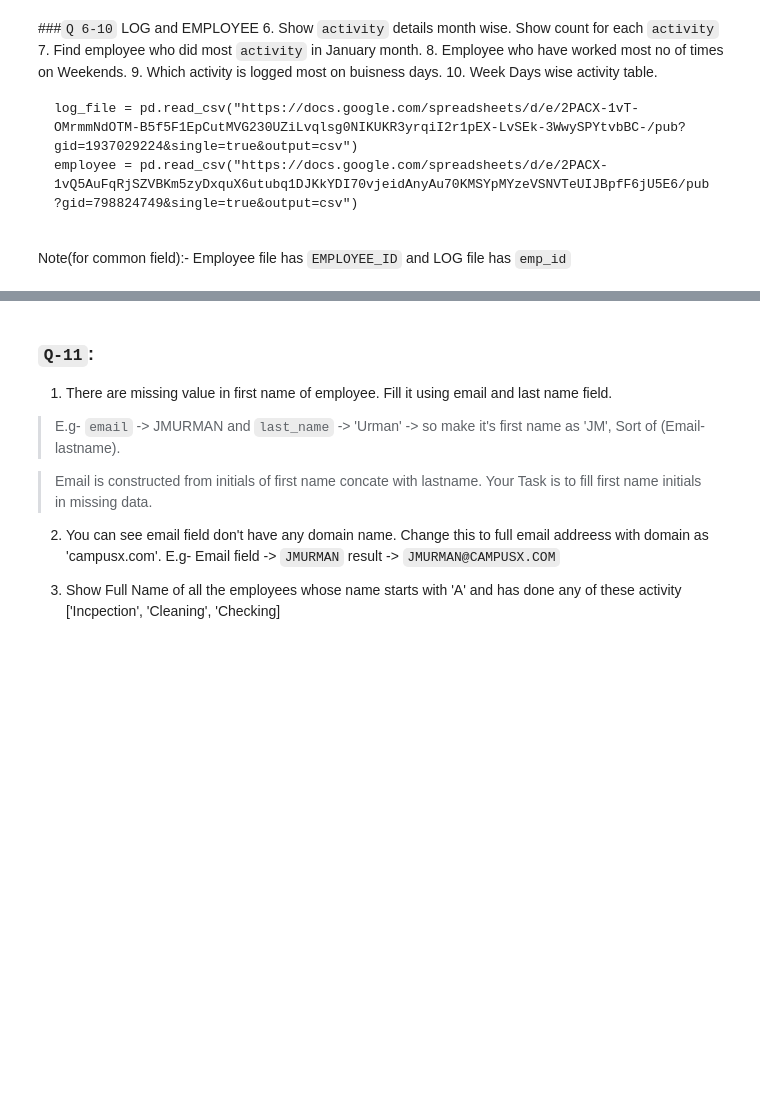
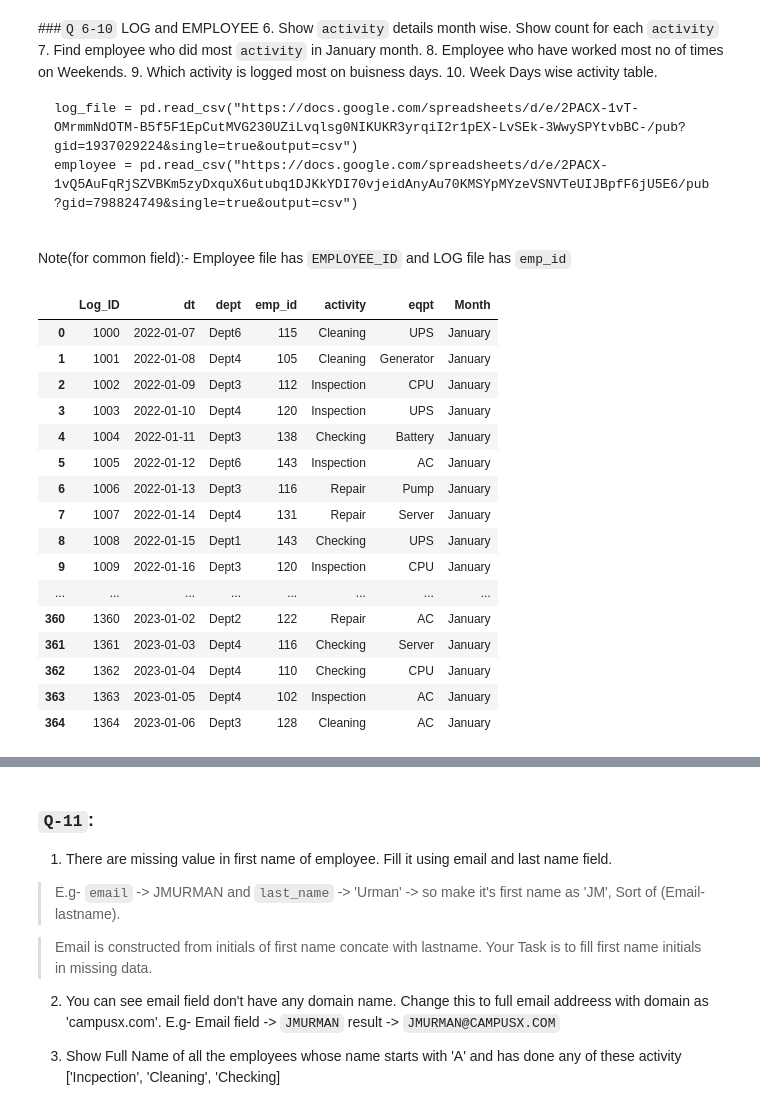
Before and after one commit to sinara08/Practice_Python, a Jupyter notebook: numpy_and_pandas/Tasks/task_22.ipynb, the cells around one changed output, grey strips where cells are left out. Drawn from its saved outputs; the diff is of its cells as text; code cells hidden in the pictures; blank space fills up the shorter version.

```diff
--- a/numpy_and_pandas/Tasks/task_22.ipynb
+++ b/numpy_and_pandas/Tasks/task_22.ipynb
@@ -190,0 +248,24 @@ Note(for common field):- Employee file has `EMPLOYEE_ID` and LOG file has `emp_i
+# %%
+# code here
+log_file = pd.read_csv("https://docs.google.com/spreadsheets/d/e/2PACX-1vT-OMrmmNdOTM-B5f5F1EpCutMVG230UZiLvqlsg0NIKUKR3yrqiI2r1pEX-LvSEk-3WwySPYtvbBC-/pub?gid=1937029224&single=true&output=csv")
+employee = pd.read_csv("https://docs.google.com/spreadsheets/d/e/2PACX-1vQ5AuFqRjSZVBKm5zyDxquX6utubq1DJKkYDI70vjeidAnyAu70KMSYpMYzeVSNVTeUIJBpfF6jU5E6/pub?gid=798824749&single=true&output=csv")
+# %%
+log_file[log_file['Month']=='January']
+# %% [output]
+|  | Log_ID | dt | dept | emp_id | activity | eqpt | Month |
+| 0 | 1000 | 2022-01-07 | Dept6 | 115 | Cleaning | UPS | January |
+| 1 | 1001 | 2022-01-08 | Dept4 | 105 | Cleaning | Generator | January |
+| 2 | 1002 | 2022-01-09 | Dept3 | 112 | Inspection | CPU | January |
+| 3 | 1003 | 2022-01-10 | Dept4 | 120 | Inspection | UPS | January |
+| 4 | 1004 | 2022-01-11 | Dept3 | 138 | Checking | Battery | January |
+| 5 | 1005 | 2022-01-12 | Dept6 | 143 | Inspection | AC | January |
+| 6 | 1006 | 2022-01-13 | Dept3 | 116 | Repair | Pump | January |
+| 7 | 1007 | 2022-01-14 | Dept4 | 131 | Repair | Server | January |
+| 8 | 1008 | 2022-01-15 | Dept1 | 143 | Checking | UPS | January |
+| 9 | 1009 | 2022-01-16 | Dept3 | 120 | Inspection | CPU | January |
+| ... | ... | ... | ... | ... | ... | ... | ... |
+| 360 | 1360 | 2023-01-02 | Dept2 | 122 | Repair | AC | January |
+| 361 | 1361 | 2023-01-03 | Dept4 | 116 | Checking | Server | January |
+| 362 | 1362 | 2023-01-04 | Dept4 | 110 | Checking | CPU | January |
+| 363 | 1363 | 2023-01-05 | Dept4 | 102 | Inspection | AC | January |
+| 364 | 1364 | 2023-01-06 | Dept3 | 128 | Cleaning | AC | January |
```
Also changed, not shown: parts of 20 cells of this notebook.
